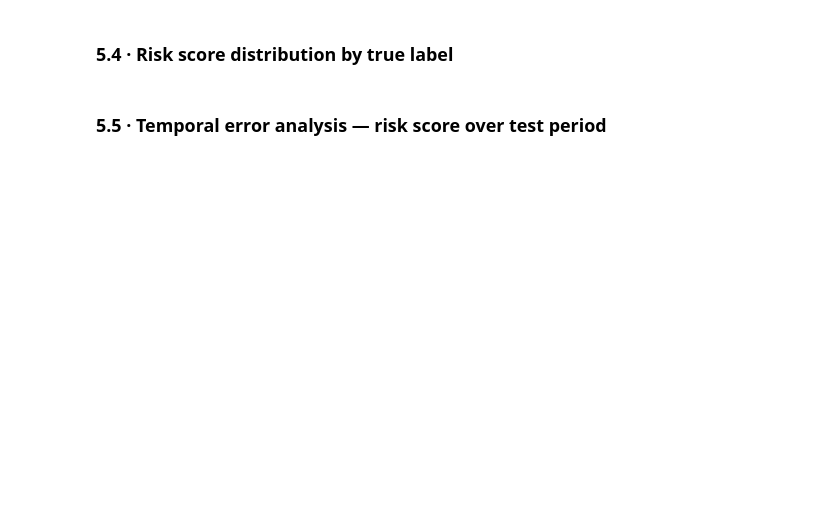
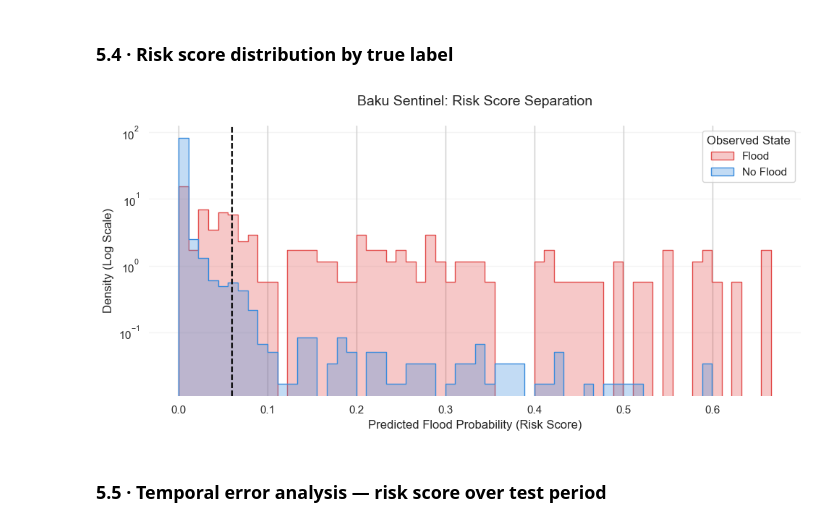
Before and after one commit to AliAgabalayev/Baku-Sentinel-Advanced-Flash-Flood-Forecasting-System, a Jupyter notebook: notebooks/day_04_baku_sentinel.ipynb, the cells around one changed output. Saved outputs shown, nothing was run; the diff lists cells and outputs as text; code cells hidden in the pictures; blank space fills up the shorter version.

Commit message:
refactor: optimize notebook output formatting and relief plot styling

```diff
--- a/notebooks/day_04_baku_sentinel.ipynb
+++ b/notebooks/day_04_baku_sentinel.ipynb
@@ -517,19 +656,35 @@ plt.show()
 # %% [markdown]
 ### 5.4 · Risk score distribution by true label
 # %%
-fig, ax = plt.subplots(figsize=(9, 4))
-ax.hist(test_df[test_df['is_flood']==0]['risk_score'], bins=60,
-        alpha=0.5, color='#378ADD', density=True, label='No flood')
-ax.hist(test_df[test_df['is_flood']==1]['risk_score'], bins=60,
-        alpha=0.6, color='#E24B4A', density=True, label='Flood')
-ax.axvline(threshold, color='black', linestyle='--', lw=1.2,
-           label=f'Threshold ({threshold:.3f})')
-ax.set_xlabel('Predicted flood probability')
-ax.set_ylabel('Density')
-ax.set_title('Risk score distribution by true label')
-ax.legend()
+fig, ax = plt.subplots(figsize=(10, 5))
+
+sns.histplot(data=test_df, x='risk_score', hue='is_flood',
+             element='step', bins=60, stat='density', common_norm=False,
+             palette={0: '#378ADD', 1: '#E24B4A'}, alpha=0.3, ax=ax)
+
+# Threshold line
+ax.axvline(threshold, color='black', linestyle='--', lw=1.5,
+           label=f'Alert Threshold ({threshold:.2f})')
+
+# Log scale is essential for rare event visibility
+ax.set_yscale('log')
+
+# Labels and Title
+ax.set_xlabel('Predicted Flood Probability (Risk Score)')
+ax.set_ylabel('Density (Log Scale)')
+ax.set_title('Baku Sentinel: Risk Score Separation', fontsize=14, pad=20)
+
+# Cleaning up the frame
+sns.despine(left=True, bottom=True)
+ax.grid(axis='y', alpha=0.2)
+
+# Legend refinement
+ax.legend(title='Observed State', labels=['Flood', 'No Flood'])
+
 plt.tight_layout()
 plt.show()
+# %% [output]
+[figure, added]
 # %% [markdown]
 ### 5.5 · Temporal error analysis — risk score over test period
 # %%
```
Also changed, not shown: parts of 28 cells of this notebook.
